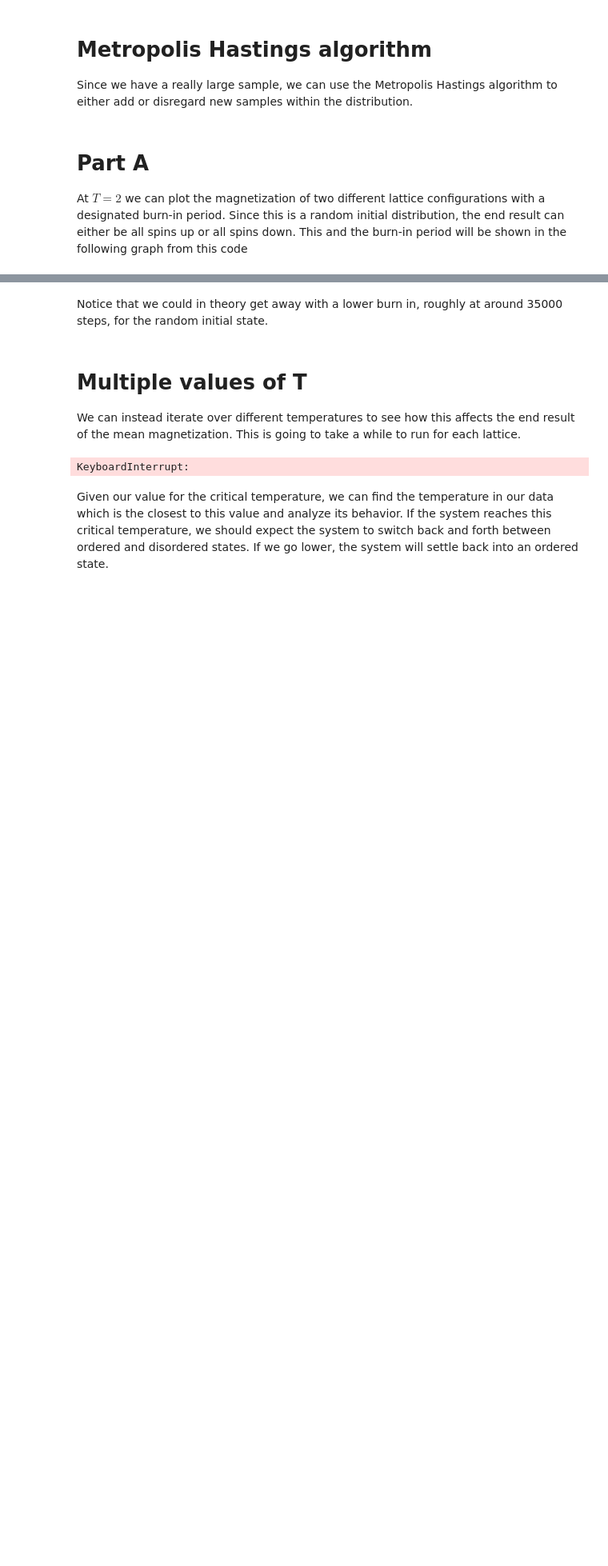
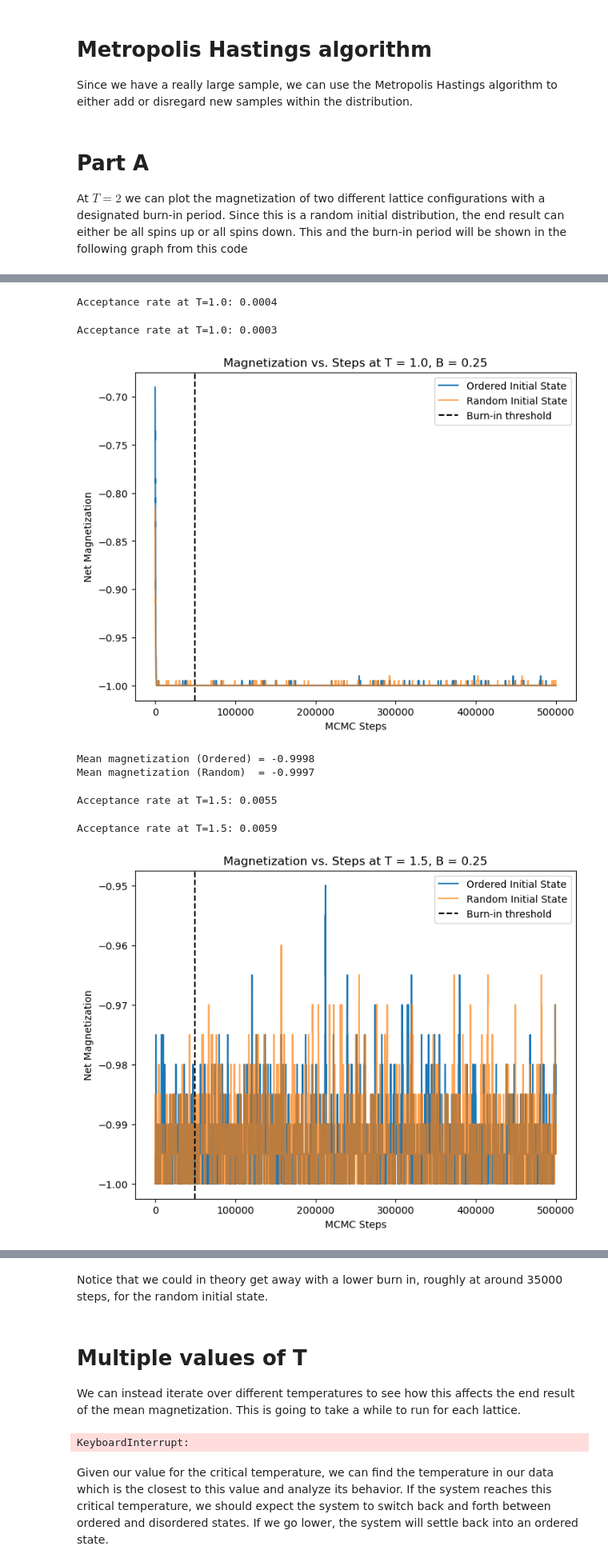
Before and after one commit to ca1ozano/MCMC-Ising-Model-Group-C, a Jupyter notebook: Basecode.ipynb, the cells around one changed output, grey strips where cells are left out. Shown at 80% size. Cells and saved outputs as stored; diff of their text form; code cells hidden in the pictures; blank space fills up the shorter version.

```diff
--- a/Basecode.ipynb
+++ b/Basecode.ipynb
@@ -112,0 +153,32 @@ Mean magnetization (Random)  = -0.9056
+# %%
+T_vals = np.arange(1,4,0.5)
+B = 0.25
+for i in T_vals:
+    m_ordered = metropolis(lattice_ordered, i, B, STEPS)
+    m_random = metropolis(lattice_random, i, B, STEPS)
+
+    # Plot magnetization vs. steps
+    plt.figure(figsize=(8, 6))
+    plt.plot(range(STEPS), m_ordered, label="Ordered Initial State")
+    plt.plot(range(STEPS), m_random, label="Random Initial State", alpha=0.7)
+    plt.axvline(BURNIN, color="black", linestyle="--", label="Burn-in threshold")
+    plt.xlabel("MCMC Steps")
+    plt.ylabel("Net Magnetization")
+    plt.title(f"Magnetization vs. Steps at T = {i}, B = {B}")
+    plt.legend()
+    plt.show()
+
+    # Compute mean magnetization after burn-in
+    m_mean_ordered = np.mean(m_ordered[BURNIN:])
+    m_mean_random = np.mean(m_random[BURNIN:])
+    print(f"Mean magnetization (Ordered) = {m_mean_ordered:.4f}")
+    print(f"Mean magnetization (Random)  = {m_mean_random:.4f}")
+# %% [output]
+Acceptance rate at T=1.0: 0.0004
+Acceptance rate at T=1.0: 0.0003
+[figure, added]
+Mean magnetization (Ordered) = -0.9998
+Mean magnetization (Random)  = -0.9997
+Acceptance rate at T=1.5: 0.0055
+Acceptance rate at T=1.5: 0.0059
+[figure, added]
```
Also changed, not shown: parts of 8 cells of this notebook.
